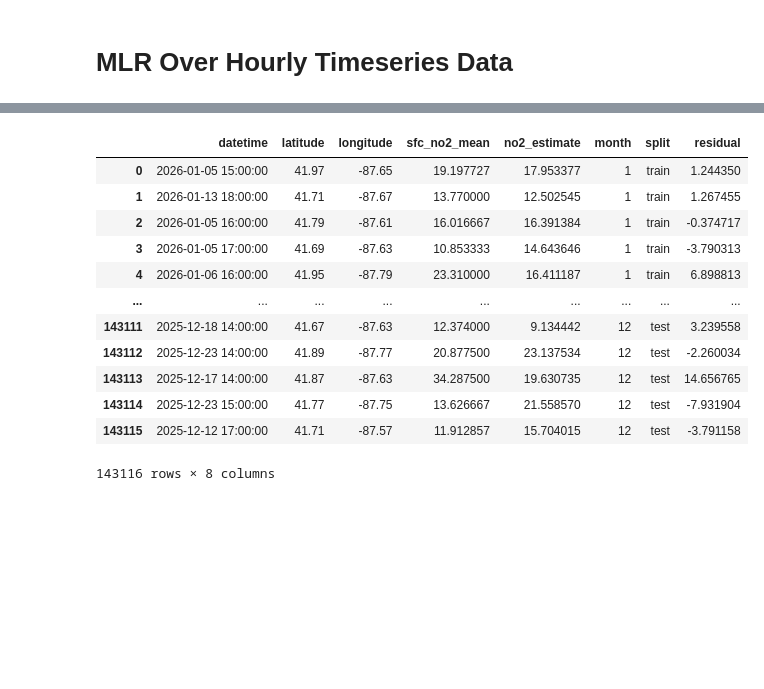
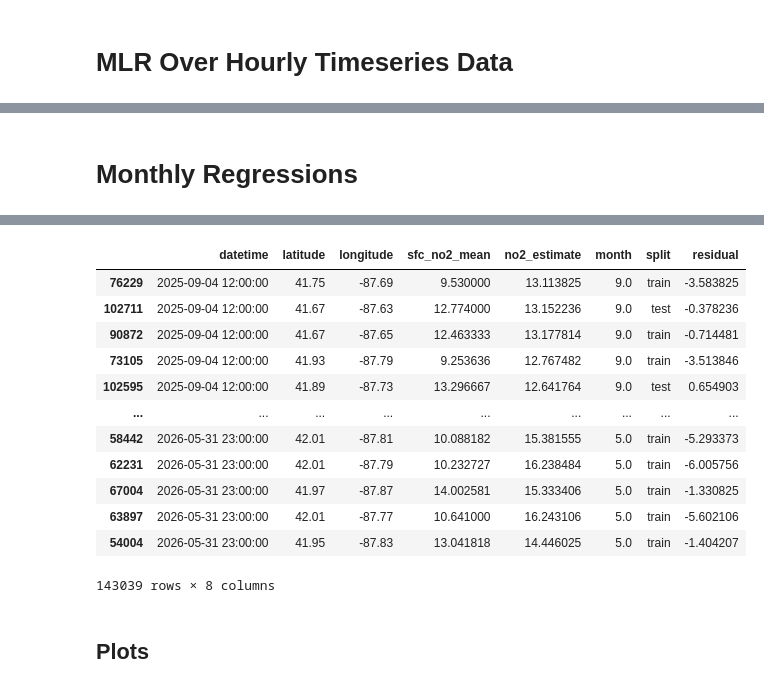
Before and after one commit to NASA-EarthRISE/earthrise-toolkit_ChicagoHAQ-2026, a Jupyter notebook: processing-scripts/clarity-tempo-fusion-v3.ipynb, the cells around one changed output, grey strips where cells are left out. Cells and saved outputs as stored; diff of their text form; code cells hidden in the pictures; blank space fills up the shorter version.

```diff
--- a/processing-scripts/clarity-tempo-fusion-v3.ipynb
+++ b/processing-scripts/clarity-tempo-fusion-v3.ipynb
@@ -199,7 +215,9 @@ plt.show()
+# %% [markdown]
+# Monthly Regressions
 # %%
-var_select = ['sfc_no2_mean','col_no2_mean','pbl_mean', 'solar_zenith_mean', 'u2m_mean', 'v2m_mean', 'u10m_mean','v10m_mean']
+var_select = ['sfc_no2_mean','col_no2_mean','pbl_mean', 'solar_zenith_mean', 'u10m_mean','v10m_mean']
 target_col = 'sfc_no2_mean'
-feature_cols = ['col_no2_mean', 'pbl_mean', 'solar_zenith_mean', 'u2m_mean', 'v2m_mean', 'u10m_mean','v10m_mean']
+feature_cols = ['col_no2_mean', 'pbl_mean', 'solar_zenith_mean','u10m_mean','v10m_mean']
 meta_cols = ['datetime', 'latitude', 'longitude']
 
 def estimate_no2_from_model(x):
@@ -208,10 +226,8 @@ def estimate_no2_from_model(x):
         + coef[0] * x['col_no2_mean']
         + coef[1] * x['pbl_mean']
         + coef[2] * x['solar_zenith_mean']
-        + coef[3] * x['u2m_mean']
-        + coef[4] * x['v2m_mean']
-        + coef[5] * x['u10m_mean']
-        + coef[6] * x['v10m_mean']
+        + coef[3] * x['u10m_mean']
+        + coef[4] * x['v10m_mean']
     )
 
 month_results = []
@@ -225,7 +241,7 @@ for month in sorted(hourly['datetime'].dt.month.dropna().unique()):
     if len(month_frame) < 10:
         continue
 
-    train_df, test_df = train_test_split(month_frame, test_size=0.2, random_state=1219)
+    train_df, test_df = train_test_split(month_frame, test_size=0.2, random_state=20)
 
     scaler_x = StandardScaler().fit(train_df[feature_cols])
     scaler_y = StandardScaler().fit(train_df[[target_col]])
@@ -247,6 +263,8 @@ for month in sorted(hourly['datetime'].dt.month.dropna().unique()):
     train_estimates = scaler_y.inverse_transform(pd.DataFrame(train_est_scaled, columns=['no2_estimate'])).ravel()
     test_estimates = scaler_y.inverse_transform(pd.DataFrame(test_est_scaled, columns=['no2_estimate'])).ravel()
 
+    train_estimates_2 = scaler_y
+
     train_est = train_df[meta_cols + ['sfc_no2_mean']].copy()
     train_est['no2_estimate'] = train_estimates
     train_est['month'] = month
@@ -265,16 +283,14 @@ for month in sorted(hourly['datetime'].dt.month.dropna().unique()):
         'month': month,
         'train_rows': len(train_df),
         'test_rows': len(test_df),
-        'train_score': r2_score(y_train, model.predict(x_train)),
-        'test_score': r2_score(y_test, model.predict(x_test)),
+        'train_r2': r2_score(y_train, model.predict(x_train)),
+        'test_r2': r2_score(y_test, model.predict(x_test)),
         'intercept': intercept,
         'coef_col_no2': float(coef[0]),
         'coef_pbl': float(coef[1]),
         'coef_sza': float(coef[2]),
-        'coef_u2m': float(coef[3]),
-        'coef_v2m': float(coef[4]),
-        'coef_u10m': float(coef[5]),
-        'coef_v10m': float(coef[6]),
+        'coef_u10m': float(coef[3]),
+        'coef_v10m': float(coef[4]),
     })
 
 model_vals = pd.DataFrame(month_results)
@@ -282,5 +298,11 @@ print(model_vals)
 
 monthly_estimates_df = pd.concat(monthly_estimates, axis=0, ignore_index=True)
 print(monthly_estimates_df.head())
+
+monthly_estimates_df = monthly_estimates_df.sort_values(by='datetime')
+
+
+monthly_estimates_df.to_csv(datapath + "monthly-no2-estimates.csv")
+
 monthly_estimates_df
 # %% [output]
@@ -304,15 +326,17 @@ monthly_estimates_df
 |  | datetime | latitude | longitude | sfc_no2_mean | no2_estimate | month | split | residual |
-| 0 | 2026-01-05 15:00:00 | 41.97 | -87.65 | 19.197727 | 17.953377 | 1 | train | 1.244350 |
-| 1 | 2026-01-13 18:00:00 | 41.71 | -87.67 | 13.770000 | 12.502545 | 1 | train | 1.267455 |
-| 2 | 2026-01-05 16:00:00 | 41.79 | -87.61 | 16.016667 | 16.391384 | 1 | train | -0.374717 |
-| 3 | 2026-01-05 17:00:00 | 41.69 | -87.63 | 10.853333 | 14.643646 | 1 | train | -3.790313 |
-| 4 | 2026-01-06 16:00:00 | 41.95 | -87.79 | 23.310000 | 16.411187 | 1 | train | 6.898813 |
+| 76229 | 2025-09-04 12:00:00 | 41.75 | -87.69 | 9.530000 | 13.113825 | 9.0 | train | -3.583825 |
+| 102711 | 2025-09-04 12:00:00 | 41.67 | -87.63 | 12.774000 | 13.152236 | 9.0 | test | -0.378236 |
+| 90872 | 2025-09-04 12:00:00 | 41.67 | -87.65 | 12.463333 | 13.177814 | 9.0 | train | -0.714481 |
+| 73105 | 2025-09-04 12:00:00 | 41.93 | -87.79 | 9.253636 | 12.767482 | 9.0 | train | -3.513846 |
+| 102595 | 2025-09-04 12:00:00 | 41.89 | -87.73 | 13.296667 | 12.641764 | 9.0 | test | 0.654903 |
 | ... | ... | ... | ... | ... | ... | ... | ... | ... |
-| 143111 | 2025-12-18 14:00:00 | 41.67 | -87.63 | 12.374000 | 9.134442 | 12 | test | 3.239558 |
-| 143112 | 2025-12-23 14:00:00 | 41.89 | -87.77 | 20.877500 | 23.137534 | 12 | test | -2.260034 |
-| 143113 | 2025-12-17 14:00:00 | 41.87 | -87.63 | 34.287500 | 19.630735 | 12 | test | 14.656765 |
-| 143114 | 2025-12-23 15:00:00 | 41.77 | -87.75 | 13.626667 | 21.558570 | 12 | test | -7.931904 |
-| 143115 | 2025-12-12 17:00:00 | 41.71 | -87.57 | 11.912857 | 15.704015 | 12 | test | -3.791158 |
+| 58442 | 2026-05-31 23:00:00 | 42.01 | -87.81 | 10.088182 | 15.381555 | 5.0 | train | -5.293373 |
+| 62231 | 2026-05-31 23:00:00 | 42.01 | -87.79 | 10.232727 | 16.238484 | 5.0 | train | -6.005756 |
+| 67004 | 2026-05-31 23:00:00 | 41.97 | -87.87 | 14.002581 | 15.333406 | 5.0 | train | -1.330825 |
+| 63897 | 2026-05-31 23:00:00 | 42.01 | -87.77 | 10.641000 | 16.243106 | 5.0 | train | -5.602106 |
+| 54004 | 2026-05-31 23:00:00 | 41.95 | -87.83 | 13.041818 | 14.446025 | 5.0 | train | -1.404207 |
-143116 rows × 8 columns
+143039 rows × 8 columns
+# %% [markdown]
+## Plots
 # %%
 plt.figure(figsize=(8, 4))
```
Also changed, not shown: parts of 34 cells of this notebook, 4 other files.
